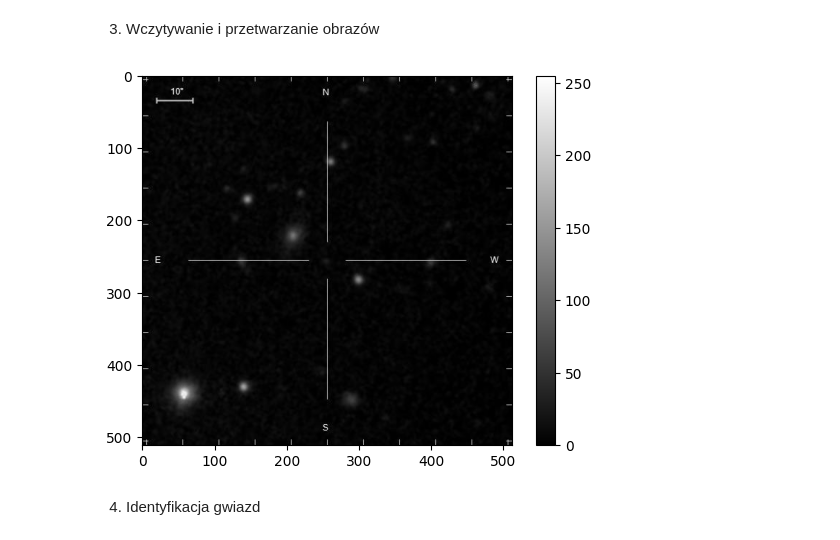
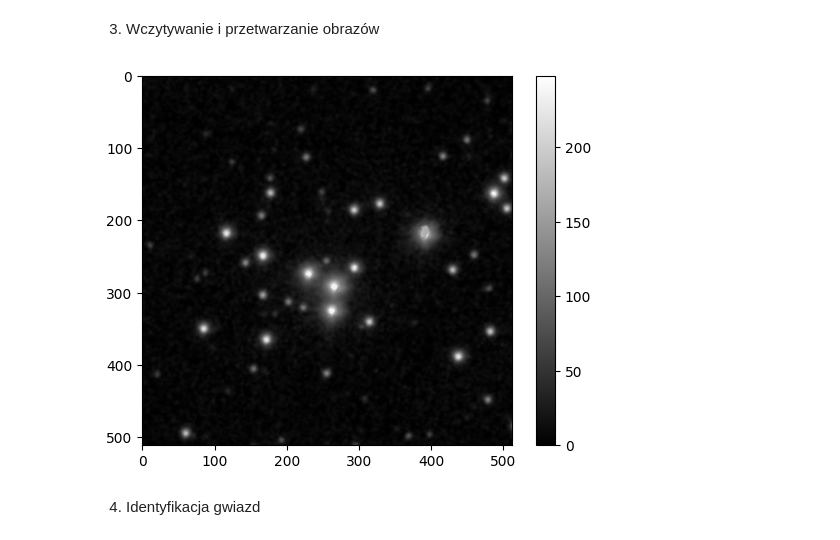
Before and after one commit to MartaSeidler/nightsky_coordinates, a Jupyter notebook: nightsky_coordinates.ipynb, the cells around one changed output. Cells and saved outputs as stored; diff of their text form; code cells hidden in the pictures.

Commit message:
Changing parameters of downloading images
Changing parameters of downloading images to ones without grids

```diff
--- a/nightsky_coordinates.ipynb
+++ b/nightsky_coordinates.ipynb
@@ -48,15 +50,24 @@ from astropy.wcs import WCS
+# %%
+# Losowanie zdjęcia z folderu
+def random_image(folder_path):
+
+    files = os.listdir(folder_path)
+    random_image = random.choice(files)
+
+    return os.path.join(folder_path, random_image)
 # %%
 # Wczytywanie obrazu JPG
-file_path = "C:/Python_Marta/astro_project/images/sdss_image_70.6151118613413_-7.19478565428007.jpg"
+folder_path = "C:/Python_Marta/astro_project/images/"
+file_path = random_image(folder_path)
 
 # Odczyt obrazu za pomocą OpenCV
 image_data = cv2.imread(file_path, cv2.IMREAD_GRAYSCALE)
 
 plt.imshow(image_data, cmap='gray')
 plt.colorbar()
 plt.show()
 # %% [output]
-[figure, old version]
+[figure, new version]
 # %% [markdown]
 4. Identyfikacja gwiazd
 # %%
```
Also changed, not shown: parts of 4 cells of this notebook, 2 other files.
